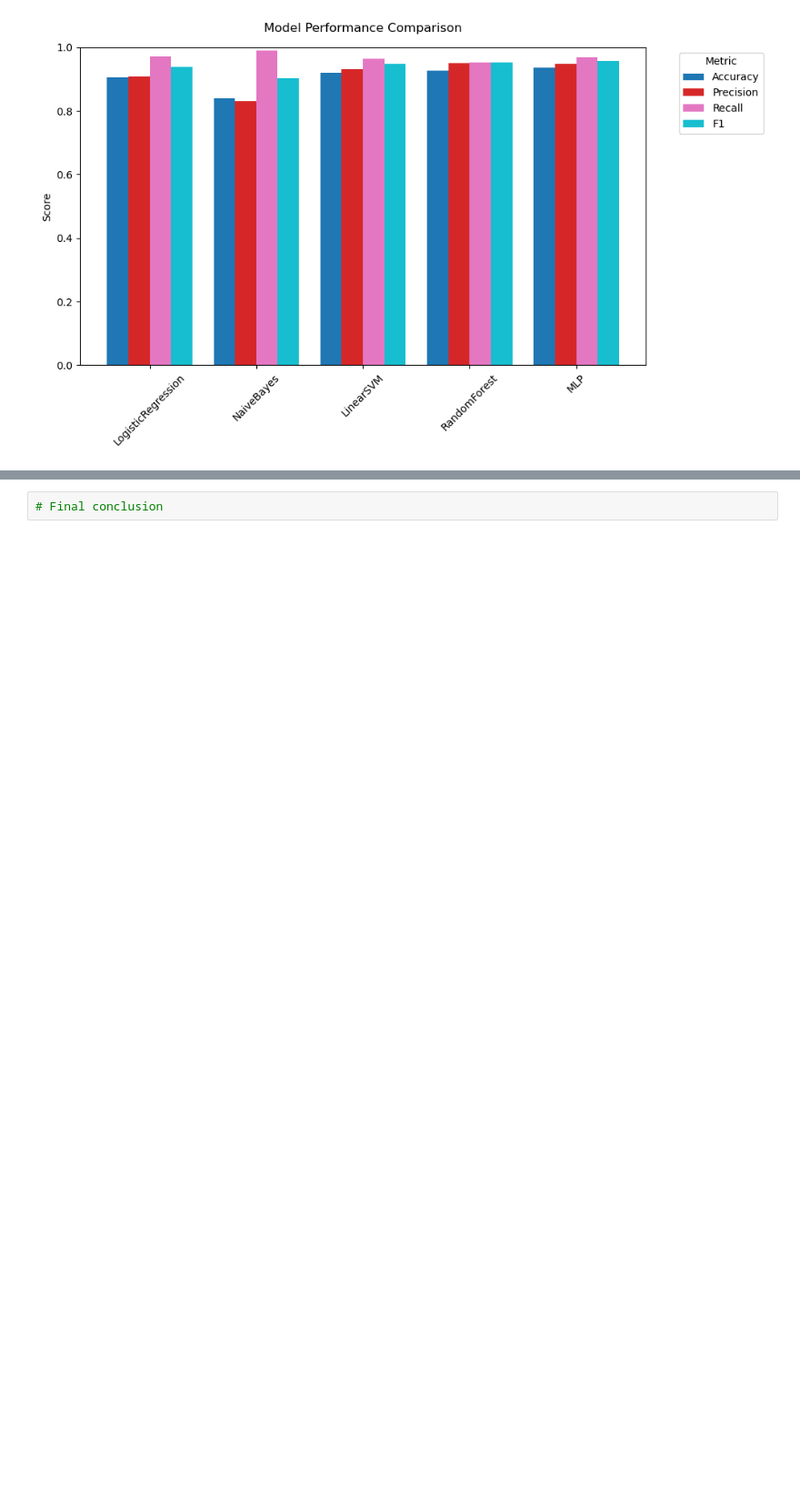
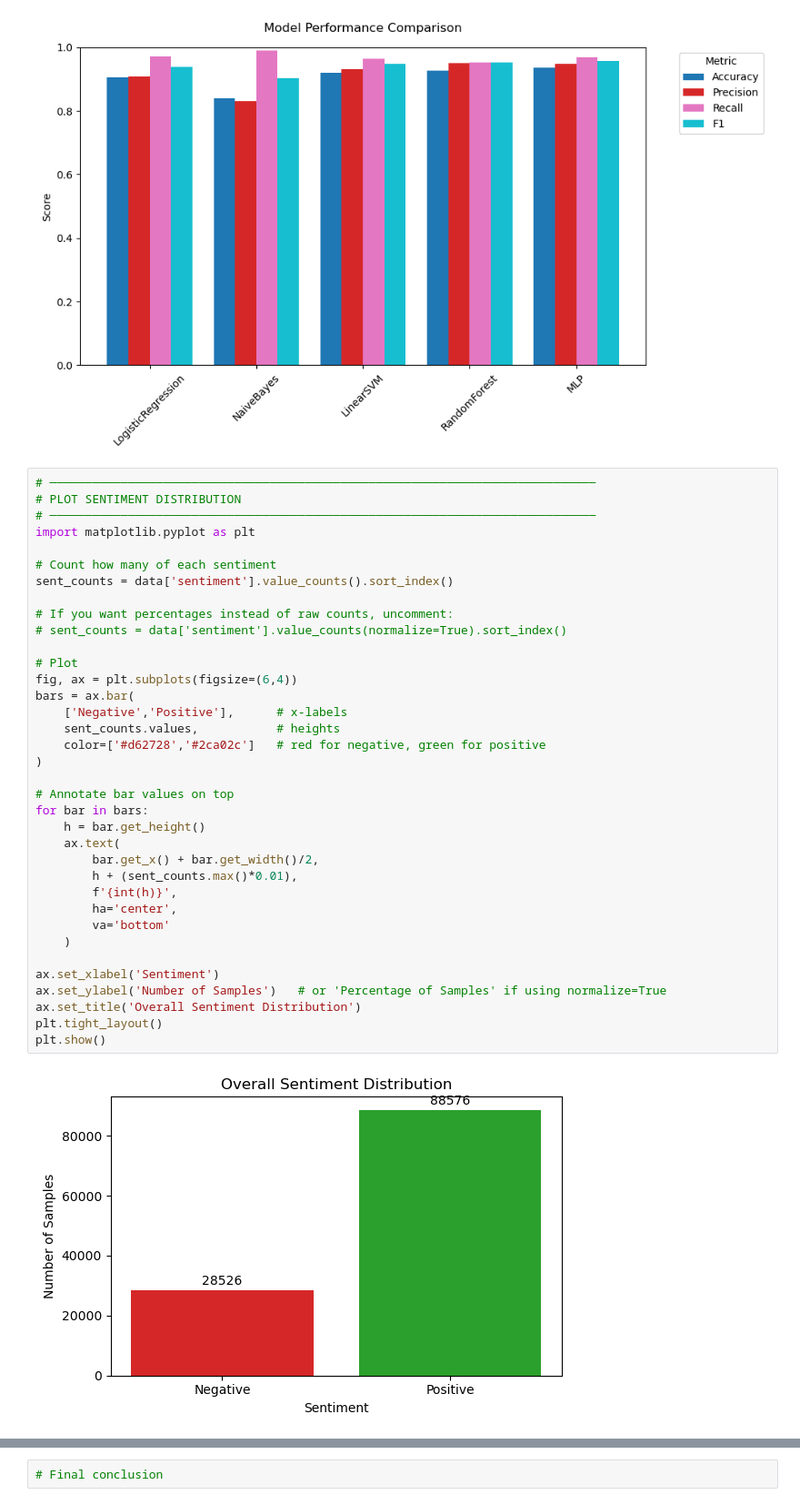
Before and after one commit to Samuelp0110/CS584_Final_Project, a Jupyter notebook: Final_Project_Code.ipynb, the cells around one changed output, grey strips where cells are left out. Shown at 91% size. Cells and saved outputs as stored; diff of their text form; blank space fills up the shorter version.

Commit message:
Added the new visual represntation. Added the classification for each topic.

```diff
--- a/Final_Project_Code.ipynb
+++ b/Final_Project_Code.ipynb
@@ -233,3 +233,41 @@ plt.tight_layout()
 plt.show()
 # %% [output]
 [figure]
+# %%
+# ─────────────────────────────────────────────────────────────────────────────
+# PLOT SENTIMENT DISTRIBUTION
+# ─────────────────────────────────────────────────────────────────────────────
+import matplotlib.pyplot as plt
+
+# Count how many of each sentiment
+sent_counts = data['sentiment'].value_counts().sort_index()
+
+# If you want percentages instead of raw counts, uncomment:
+# sent_counts = data['sentiment'].value_counts(normalize=True).sort_index()
+
+# Plot
+fig, ax = plt.subplots(figsize=(6,4))
+bars = ax.bar(
+    ['Negative','Positive'],      # x‐labels
+    sent_counts.values,           # heights
+    color=['#d62728','#2ca02c']   # red for negative, green for positive
+)
+
+# Annotate bar values on top
+for bar in bars:
+    h = bar.get_height()
+    ax.text(
+        bar.get_x() + bar.get_width()/2,
+        h + (sent_counts.max()*0.01),
+        f'{int(h)}',
+        ha='center',
+        va='bottom'
+    )
+
+ax.set_xlabel('Sentiment')
+ax.set_ylabel('Number of Samples')   # or 'Percentage of Samples' if using normalize=True
+ax.set_title('Overall Sentiment Distribution')
+plt.tight_layout()
+plt.show()
+# %% [output]
+[figure, added]
```
Also changed, not shown: parts of 4 cells of this notebook.
